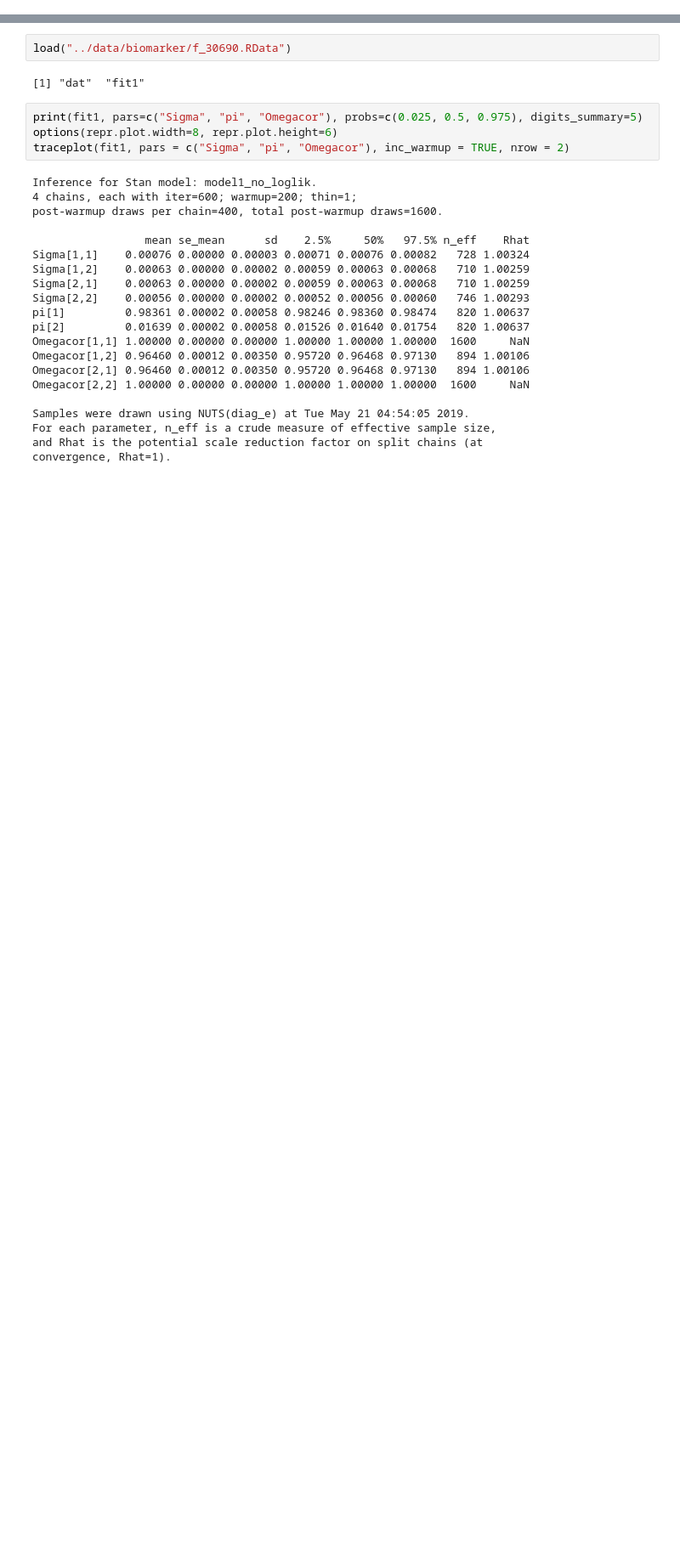
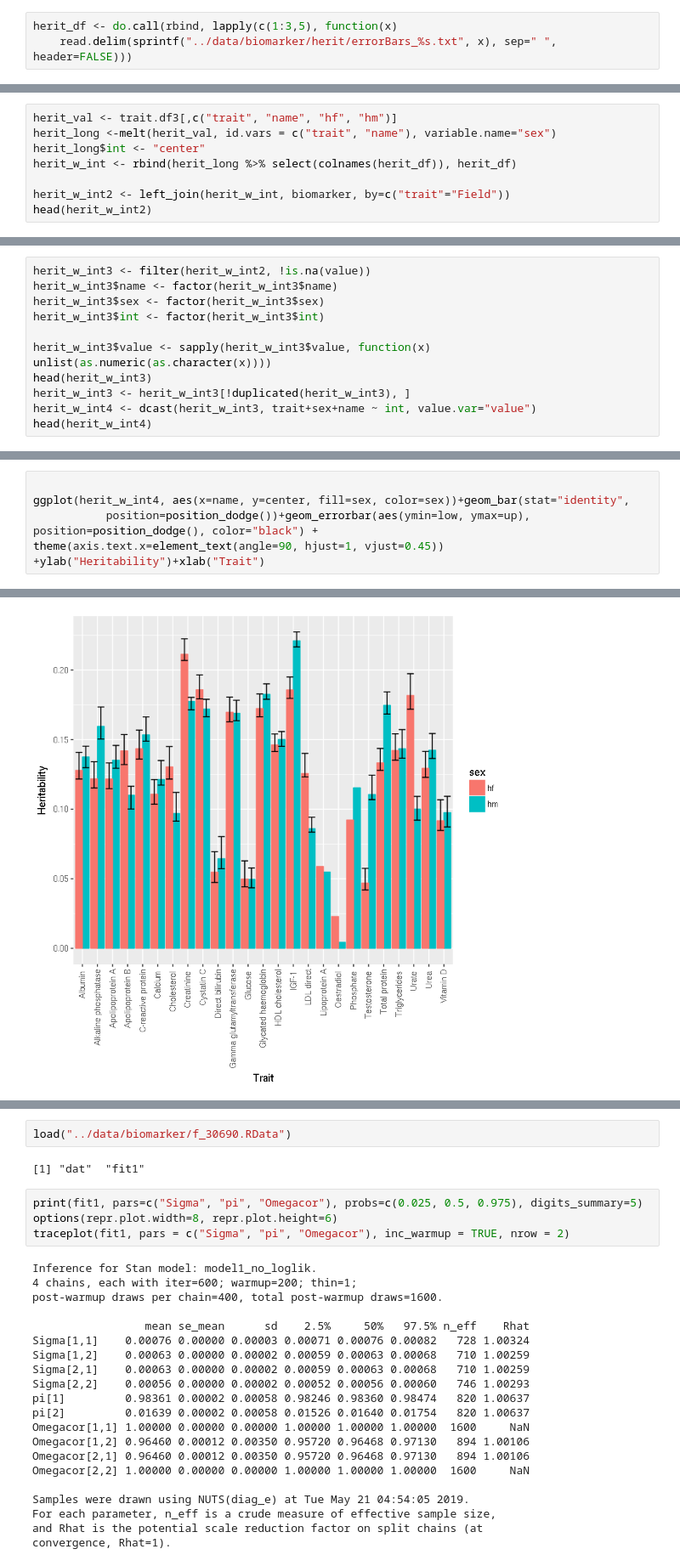
Before and after one commit to rivas-lab/sex-diff-biomarker-genetics, a Jupyter notebook: notebooks/ExamineResultsBiomarkerRun.ipynb, the cells around one changed output, grey strips where cells are left out. Shown: that part at 85% size. Saved outputs shown, nothing was run; the diff lists cells and outputs as text; blank space fills up the shorter version.

```diff
--- a/notebooks/ExamineResultsBiomarkerRun.ipynb
+++ b/notebooks/ExamineResultsBiomarkerRun.ipynb
@@ -16,0 +92,3 @@ ERROR: Error in readChar(con, 5L, useBytes = TRUE): cannot open the connection
+# %%
+herit_df <- do.call(rbind, lapply(c(1:3,5), function(x)
+    read.delim(sprintf("../data/biomarker/herit/errorBars_%s.txt", x), sep=" ", header=FALSE)))
@@ -16,0 +107,8 @@ ERROR: Error in readChar(con, 5L, useBytes = TRUE): cannot open the connection
+# %%
+herit_val <- trait.df3[,c("trait", "name", "hf", "hm")]
+herit_long <-melt(herit_val, id.vars = c("trait", "name"), variable.name="sex")
+herit_long$int <- "center"
+herit_w_int <- rbind(herit_long %>% select(colnames(herit_df)), herit_df)
+
+herit_w_int2 <- left_join(herit_w_int, biomarker, by=c("trait"="Field"))
+head(herit_w_int2)
@@ -16,0 +123,11 @@ ERROR: Error in readChar(con, 5L, useBytes = TRUE): cannot open the connection
+# %%
+herit_w_int3 <- filter(herit_w_int2, !is.na(value))
+herit_w_int3$name <- factor(herit_w_int3$name)
+herit_w_int3$sex <- factor(herit_w_int3$sex)
+herit_w_int3$int <- factor(herit_w_int3$int)
+
+herit_w_int3$value <- sapply(herit_w_int3$value, function(x) unlist(as.numeric(as.character(x))))
+head(herit_w_int3)
+herit_w_int3 <- herit_w_int3[!duplicated(herit_w_int3), ]
+herit_w_int4 <- dcast(herit_w_int3, trait+sex+name ~ int, value.var="value")
+head(herit_w_int4)
@@ -16,0 +149,6 @@ ERROR: Error in readChar(con, 5L, useBytes = TRUE): cannot open the connection
+# %%
+
+ggplot(herit_w_int4, aes(x=name, y=center, fill=sex, color=sex))+geom_bar(stat="identity",
+           position=position_dodge())+geom_errorbar(aes(ymin=low, ymax=up), position=position_dodge(), color="black") +
+theme(axis.text.x=element_text(angle=90, hjust=1, vjust=0.45)) +ylab("Heritability")+xlab("Trait")
+# %% [output]
@@ -16,0 +157 @@ ERROR: Error in readChar(con, 5L, useBytes = TRUE): cannot open the connection
+[figure, added]
```
Also changed, not shown: parts of 25 cells of this notebook, 6 other files.
